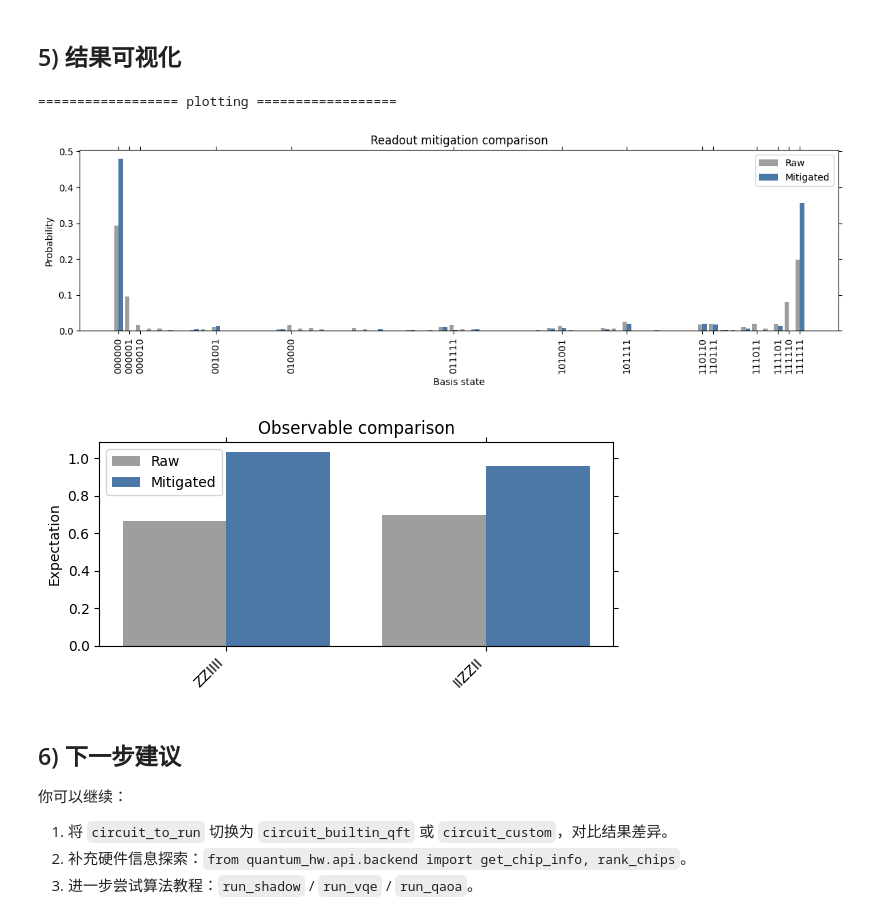
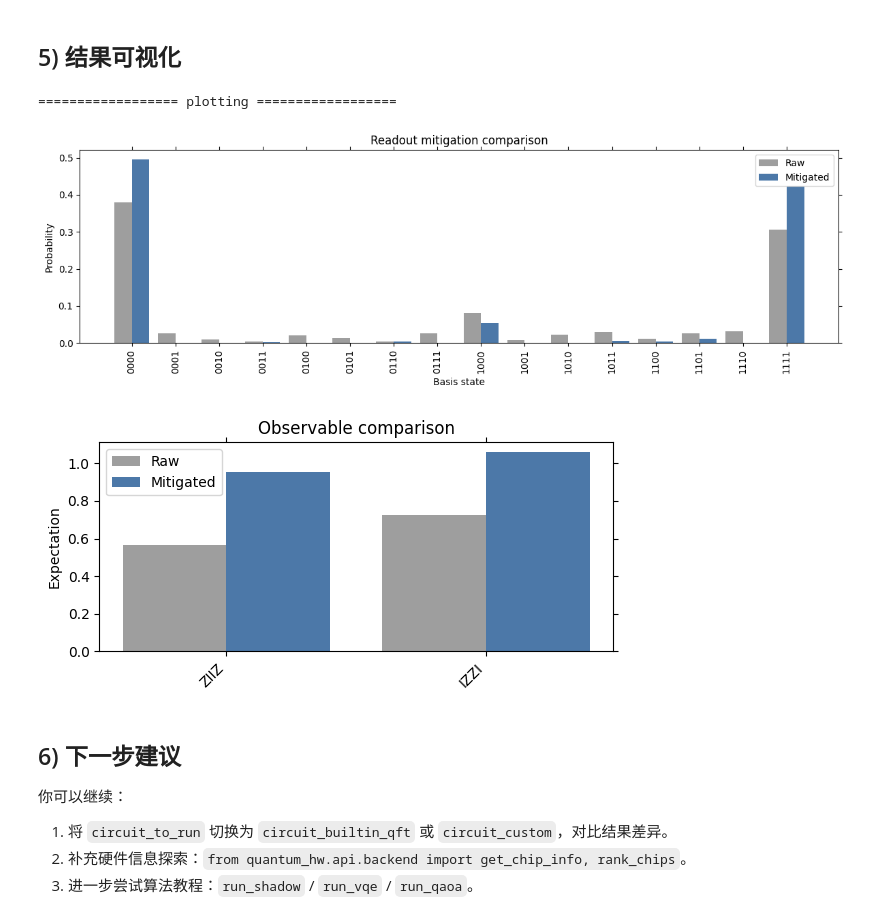
Before and after one commit to FieldQuantum/fieldqkit, a Jupyter notebook: examples/demo_full.ipynb, the cells around one changed output. Saved outputs shown, nothing was run; the diff lists cells and outputs as text; code cells hidden in the pictures.

```diff
--- a/examples/demo_full.ipynb
+++ b/examples/demo_full.ipynb
@@ -28,7 +28,7 @@ def section(title: str):
 # %%
 section("client & circuit init")
 client = QuantumHardwareClient()
-num_qubits = 6
+num_qubits = 4
 
 # 1) 内置线路：GHZ
 circuit_builtin_ghz = client.build_circuit("ghz", num_qubits=num_qubits, measure=False)
@@ -62,14 +62,14 @@ ghz gate: [('h', 0), ('cx', 0, 1), ('cx', 1, 2), ('cx', 2, 3), ('cx', 3, 4), ('c
 # %%
 section("run_auto minimal")
 
-preferred_chips = ["Dongling"]  # Simulator, Baihua, Dongling, Yudu, Hongluo
+preferred_chips = ["Hongluo"]  # Simulator, Baihua, Dongling, Yudu, Hongluo
 
 result_basic = client.run_auto(
     circuit=circuit_to_run,
     name="tutorial_basic",
     num_qubits=num_qubits,
     shots=1024,
-    observables=["ZZIIII"],
+    observables=["ZIIZ"],
     return_probabilities=True,
     prefer_chips=preferred_chips,
     print_true=False,
@@ -102,7 +101,7 @@ result_mitigated = client.run_auto(
     name="tutorial_mitigated",
     num_qubits=num_qubits,
     shots=2048,
-    observables=["ZZIIII", "IIZZII"],
+    observables=["ZIIZ", "IZZI"],
     return_probabilities=True,
     prefer_chips=preferred_chips,
     print_true=False,
@@ -128,22 +126,22 @@ task_ids: ['2603041716519311023', '2603041716521779855']
 # %%
 section("plotting")
 if result_mitigated.probabilities_raw and result_mitigated.probabilities:
     plot_probabilities_compare(
         result_mitigated.probabilities_raw,
         result_mitigated.probabilities,
         num_qubits,
     )
 
 if result_mitigated.observable_values_raw and result_mitigated.observable_values:
     plot_observables_compare(
         result_mitigated.observable_values_raw,
         result_mitigated.observable_values,
-        ["ZZIIII", "IIZZII"],
+        ["ZIIZ", "IZZI"],
     )
 # %% [output]
 ================== plotting ==================
-[figure, old version]
+[figure, new version]
-[figure, old version]
+[figure, new version]
 # %% [markdown]
 ## 6) 下一步建议
 
```
Also changed, not shown: parts of 3 cells of this notebook, 14 other files.
